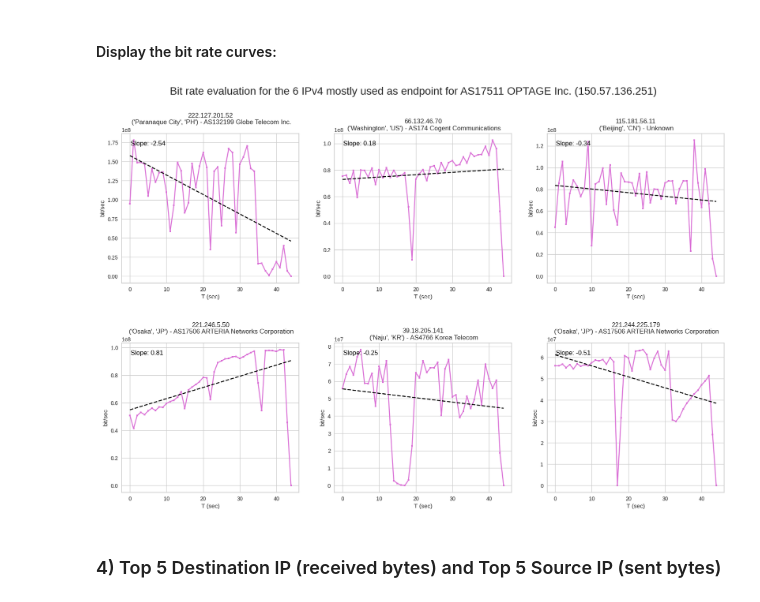
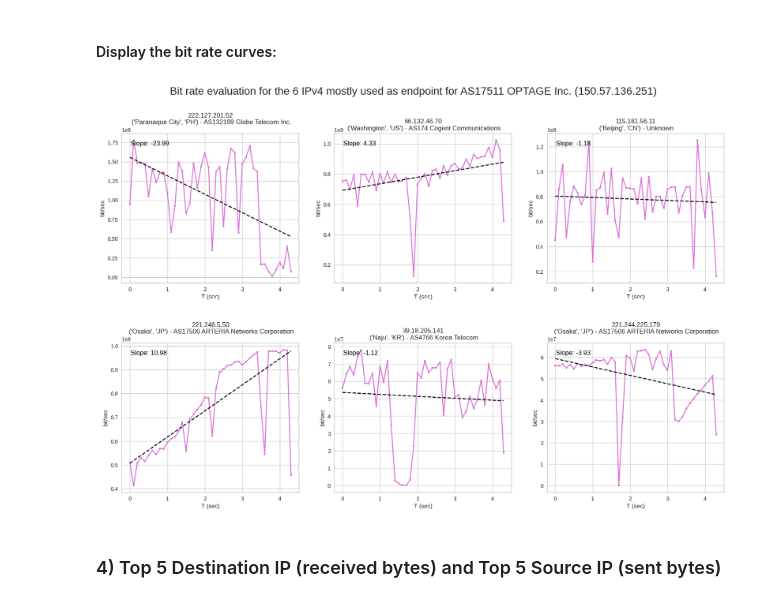
Before and after one commit to JRhin/pcap-analysis, a Jupyter notebook: main_notebook.ipynb, the cells around one changed output. Saved outputs shown, nothing was run; the diff lists cells and outputs as text; code cells hidden in the pictures.

```diff
--- a/main_notebook.ipynb
+++ b/main_notebook.ipynb
@@ -169,7 +185,7 @@ def bit_rate(data: pl.DataFrame,
 
     values = []
 
-    for step in np.arange(start, end+step_sec, step_sec):
+    for step in np.arange(start, end, step_sec):
         values.append(data
                       .lazy()
                       .filter((pl.col("sniff_timestamp") >= step)&(pl.col("sniff_timestamp") < step+step_sec))
@@ -256,36 +272,36 @@ shape: (6, 1)
 # %%
 rows, _ = most_used_endpoints.shape
 rowlength = rows//2
 fig, axs = plt.subplots(figsize=(20, 12), nrows=2, ncols=rowlength, gridspec_kw=dict(hspace=0.4))
 
 temp = df.filter(pl.col("dst").is_in(most_used_endpoints.get_column("dst"))).groupby(by="dst")
 
 for ip, ax in zip(most_used_endpoints.get_column("dst"), axs.flatten()):
 
     bit_rate_data = bit_rate(df.filter(pl.col("dst")==ip), step_sec=0.1)
+    x = np.arange(len(bit_rate_data))*0.1
 
-    ax.plot(bit_rate_data, marker="s", markersize=3.1, markerfacecolor='orchid', markeredgecolor='red', color='orchid') #mettere qui ax.plot(x,data....)
+    ax.plot(x, bit_rate_data, marker="s", markersize=3.1, markerfacecolor='orchid', markeredgecolor='red', color='orchid')
     ax.set_title(ip + "\n " + str(get_ip_info(ip)[0])+" - " +str(get_ip_info(ip)[1]))
     ax.set_xlabel("T (sec)")
     ax.set_ylabel("bit/sec")
 
     # Calculate regression line
-    x = np.arange(len(bit_rate_data))
     slope, intercept = np.polyfit(x, bit_rate_data, 1)
     reg_line = slope * x + intercept
     slope=slope/1000000
 
     # Plot regression line
     ax.plot(x, reg_line, linestyle='--', color='black')
 
     # Print slope value on plot
     ax.text(0.05, 0.95, f"Slope: {slope:.2f}", transform=ax.transAxes, va='top', ha='left', color='black')
 
 plt.suptitle(f'Bit rate evaluation for the 6 IPv4 mostly used as endpoint for {get_ip_info(ip_highest_traffic)[1]} ({ip_highest_traffic})', fontsize=20)
 plt.savefig("bitrate_6_endpoints.svg", format='svg', bbox_inches = "tight")
 plt.show()
 # %% [output]
-[figure, old version]
+[figure, new version]
 # %% [markdown]
 ### 4) Top 5 Destination IP (received bytes) and Top 5 Source IP (sent bytes)
 # %% [markdown]
```
Also changed, not shown: parts of 36 cells of this notebook, 2 other files.
